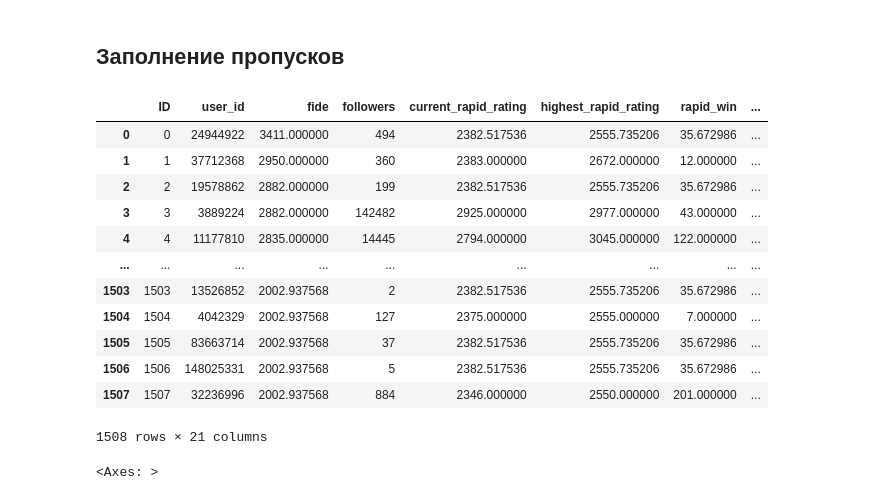
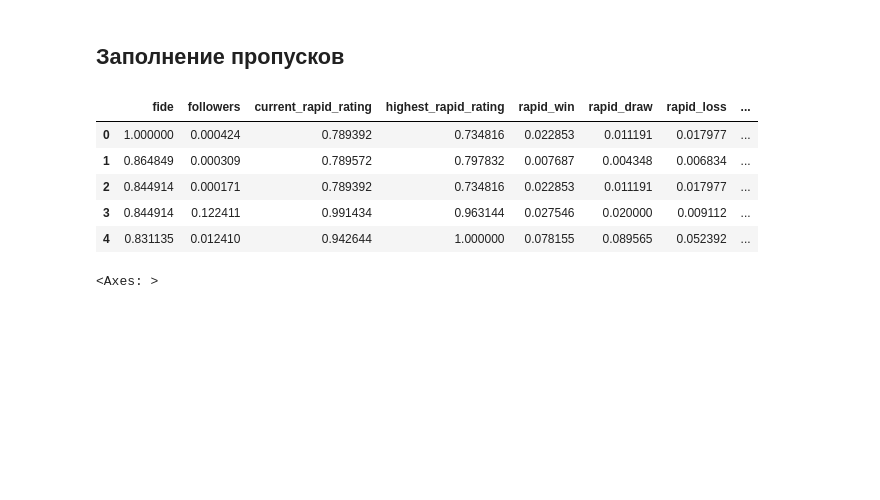
Before and after one commit to dj1vs/ml, a Jupyter notebook: ensembles_2.ipynb, the cells around one changed output. Drawn from its saved outputs; the diff is of its cells as text; code cells hidden in the pictures; blank space fills up the shorter version.

```diff
--- a/ensembles_2.ipynb
+++ b/ensembles_2.ipynb
@@ -37,0 +40,3 @@ df.head()
+# %%
+df = df.drop(columns=['ID', 'user_id'])
+df.head()
@@ -37,0 +53,10 @@ df.head()
+# %%
+from sklearn.preprocessing import MinMaxScaler
+
+scaler = MinMaxScaler()
+
+for column in df.columns:
+    if str(df[column].dtype ) in ['float64', 'int64']:
+        df[[column]] = scaler.fit_transform(df[[column]])
+
+df.head()
@@ -40,43 +73,36 @@ df.head()
 # %%
 from sklearn.impute import SimpleImputer
 
 num_cols = []
 
 for col in df.columns:
     temp_null_count = df[df[col].isnull()].shape[0]
     dt = str(df[col].dtype)
 
     if dt=='float64' or dt=='int64':
         num_cols.append(col)
 
     if temp_null_count == 0:
         continue
 
     imp_strategy=''
     if dt=='float64' or dt=='int64':
         imp_strategy = 'mean'
     else:
         imp_strategy = 'most_frequent'
 
     imp_num = SimpleImputer(strategy=imp_strategy)
     data_num_imp = imp_num.fit_transform(df[[col]])
     df[[col]] = data_num_imp
 
-df[num_cols]
+df[num_cols].head()
 # %% [output]
-|  | ID | user_id | fide | followers | current_rapid_rating | highest_rapid_rating | rapid_win | ... |
-| 0 | 0 | 24944922 | 3411.000000 | 494 | 2382.517536 | 2555.735206 | 35.672986 | ... |
-| 1 | 1 | 37712368 | 2950.000000 | 360 | 2383.000000 | 2672.000000 | 12.000000 | ... |
-| 2 | 2 | 19578862 | 2882.000000 | 199 | 2382.517536 | 2555.735206 | 35.672986 | ... |
-| 3 | 3 | 3889224 | 2882.000000 | 142482 | 2925.000000 | 2977.000000 | 43.000000 | ... |
-| 4 | 4 | 11177810 | 2835.000000 | 14445 | 2794.000000 | 3045.000000 | 122.000000 | ... |
-| ... | ... | ... | ... | ... | ... | ... | ... | ... |
-| 1503 | 1503 | 13526852 | 2002.937568 | 2 | 2382.517536 | 2555.735206 | 35.672986 | ... |
-| 1504 | 1504 | 4042329 | 2002.937568 | 127 | 2375.000000 | 2555.000000 | 7.000000 | ... |
-| 1505 | 1505 | 83663714 | 2002.937568 | 37 | 2382.517536 | 2555.735206 | 35.672986 | ... |
-| 1506 | 1506 | 148025331 | 2002.937568 | 5 | 2382.517536 | 2555.735206 | 35.672986 | ... |
-| 1507 | 1507 | 32236996 | 2002.937568 | 884 | 2346.000000 | 2550.000000 | 201.000000 | ... |
+|  | fide | followers | current_rapid_rating | highest_rapid_rating | rapid_win | rapid_draw | rapid_loss | ... |
+| 0 | 1.000000 | 0.000424 | 0.789392 | 0.734816 | 0.022853 | 0.011191 | 0.017977 | ... |
+| 1 | 0.864849 | 0.000309 | 0.789572 | 0.797832 | 0.007687 | 0.004348 | 0.006834 | ... |
+| 2 | 0.844914 | 0.000171 | 0.789392 | 0.734816 | 0.022853 | 0.011191 | 0.017977 | ... |
+| 3 | 0.844914 | 0.122411 | 0.991434 | 0.963144 | 0.027546 | 0.020000 | 0.009112 | ... |
+| 4 | 0.831135 | 0.012410 | 0.942644 | 1.000000 | 0.078155 | 0.089565 | 0.052392 | ... |
-1508 rows × 21 columns
 # %%
 import matplotlib.pyplot as plt
 import seaborn as sns
```
Also changed, not shown: parts of 27 cells of this notebook.
